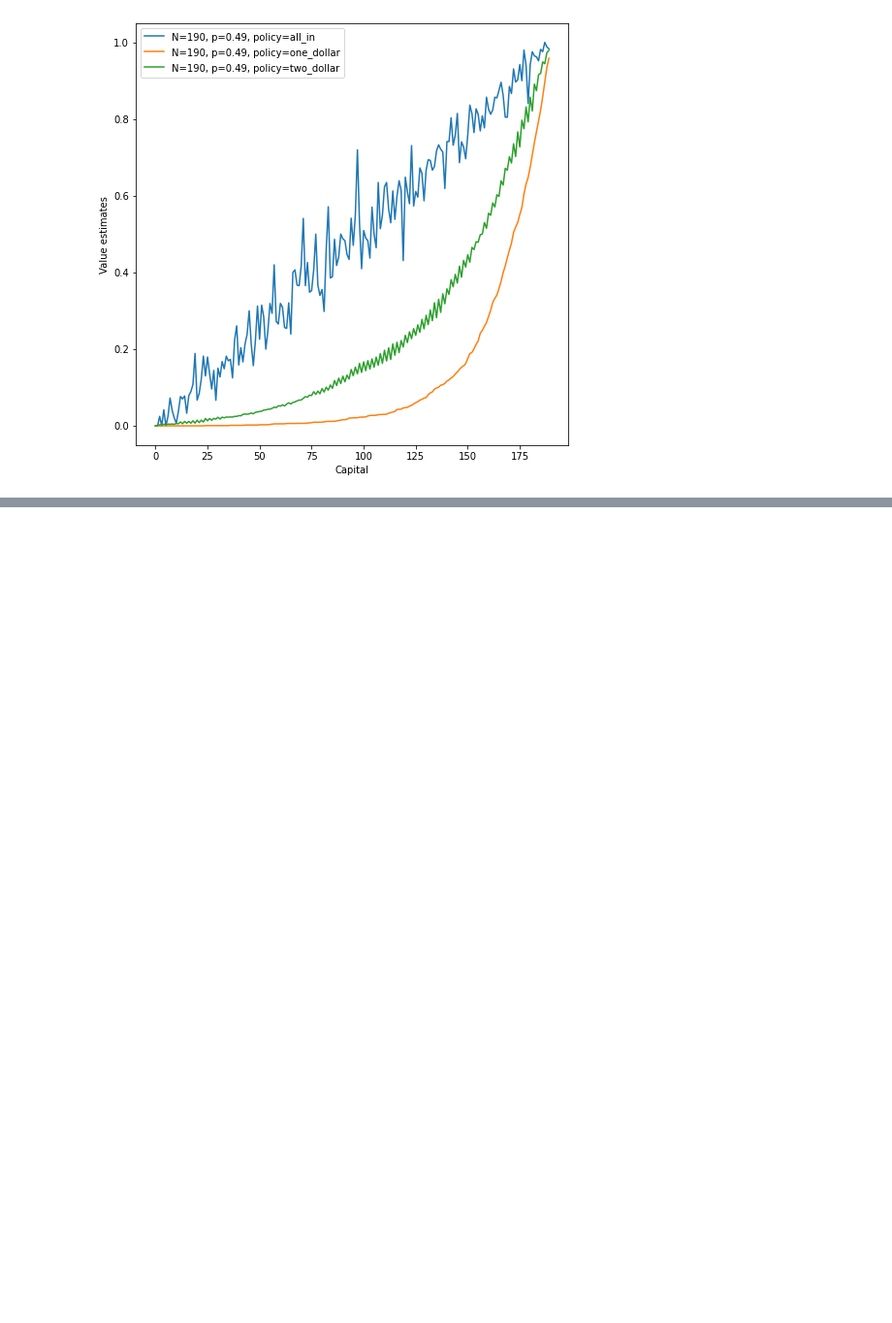
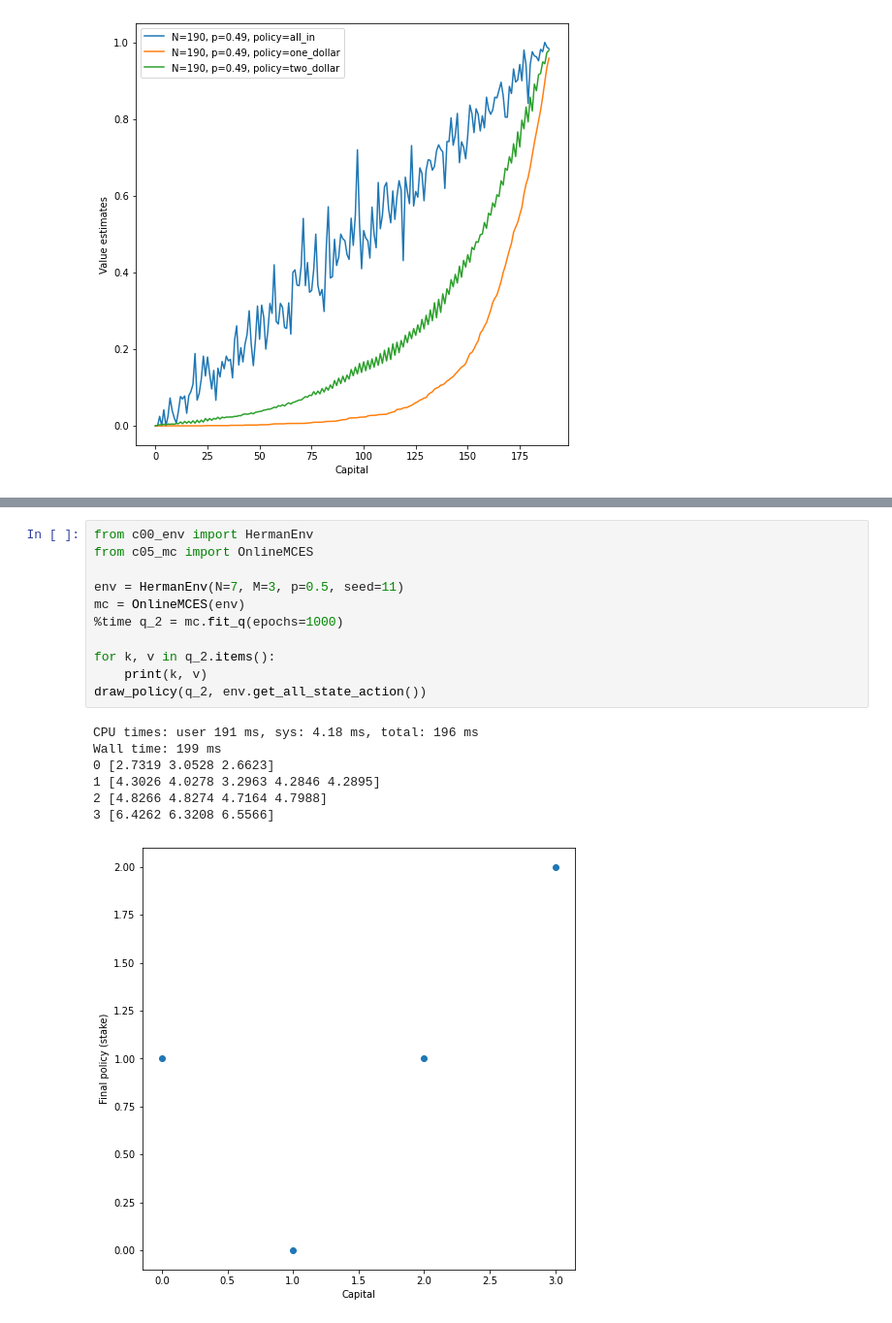
Before and after one commit to asifreal/RL-Algorithms, a Jupyter notebook: Sutton-rl-intro/A05.ipynb, the cells around one changed output, grey strips where cells are left out. Shown: that part at 97% size. Cells and saved outputs as stored; diff of their text form; blank space fills up the shorter version.

```diff
--- a/Sutton-rl-intro/Appendix.ipynb
+++ b/Sutton-rl-intro/A05.ipynb
@@ -61,0 +119,19 @@ Wall time: 4 s
+# %%
+from c00_env import HermanEnv
+from c05_mc import OnlineMCES
+
+env = HermanEnv(N=7, M=3, p=0.5, seed=11)
+mc = OnlineMCES(env)
+%time q_2 = mc.fit_q(epochs=1000)
+
+for k, v in q_2.items():
+    print(k, v)
+draw_policy(q_2, env.get_all_state_action())
+# %% [output]
+CPU times: user 191 ms, sys: 4.18 ms, total: 196 ms
+Wall time: 199 ms
+0 [2.7319 3.0528 2.6623]
+1 [4.3026 4.0278 3.2963 4.2846 4.2895]
+2 [4.8266 4.8274 4.7164 4.7988]
+3 [6.4262 6.3208 6.5566]
+[figure, added]
```
Also changed, not shown: parts of 5 cells of this notebook, 8 other files.
